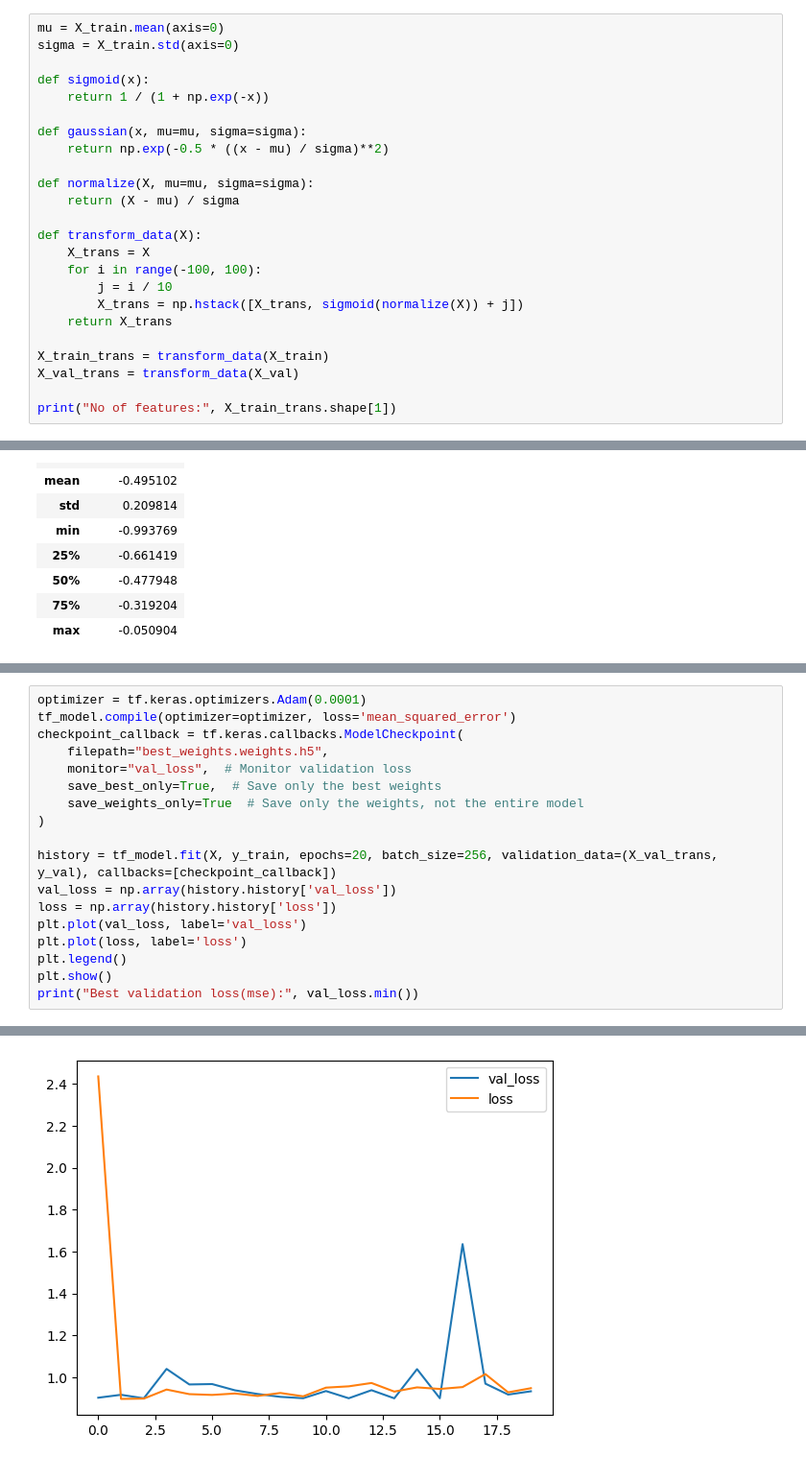
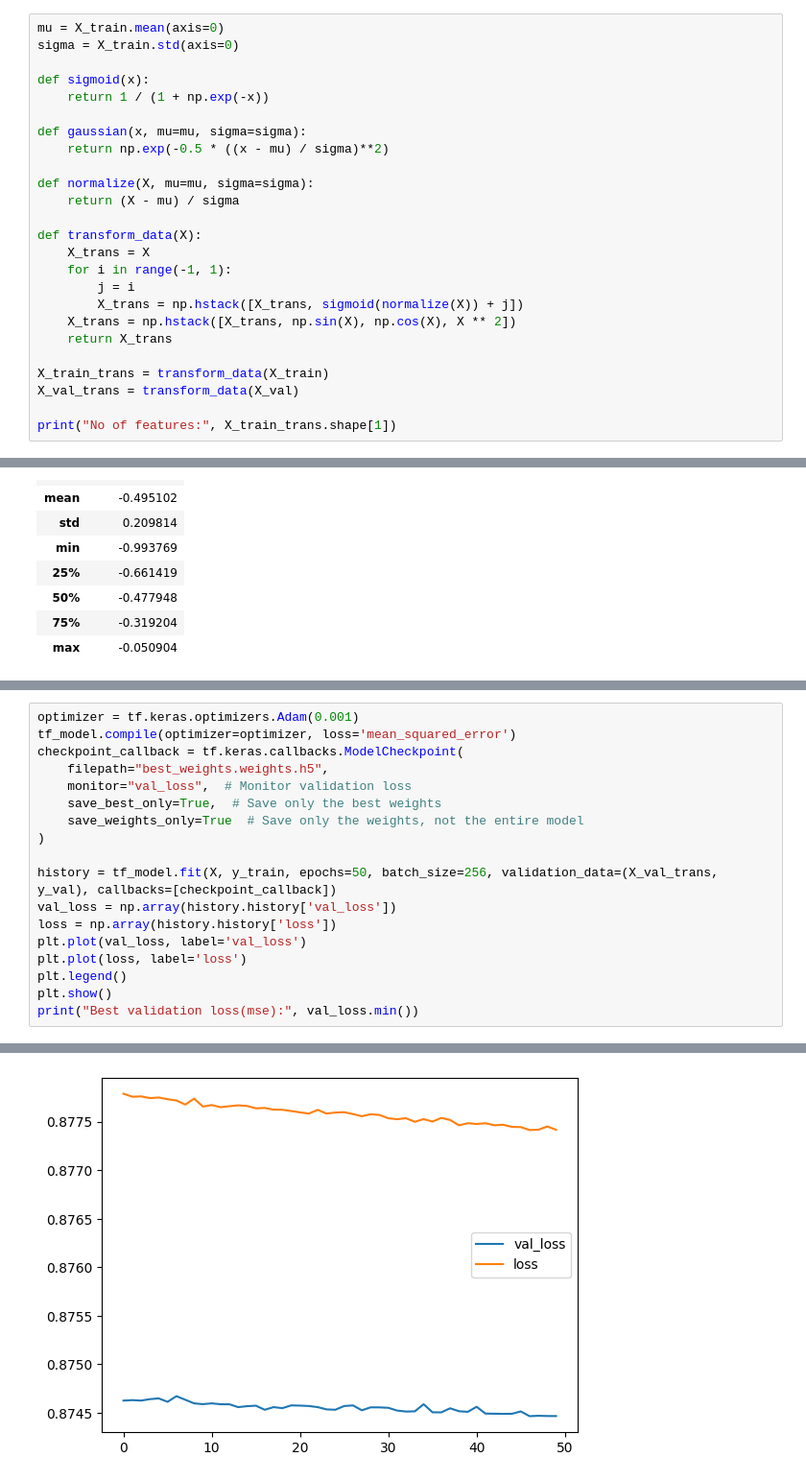
Before and after one commit to amaljoe/FML_assignment1, a Jupyter notebook: kaggle_comp2.ipynb, the cells around one changed output, grey strips where cells are left out. Shown at 96% size. Drawn from its saved outputs; the diff is of its cells as text.

```diff
--- a/kaggle_comp2.ipynb
+++ b/kaggle_comp2.ipynb
@@ -58,9 +57,10 @@ def normalize(X, mu=mu, sigma=sigma):
 
 def transform_data(X):
     X_trans = X
-    for i in range(-100, 100):
-        j = i / 10
+    for i in range(-1, 1):
+        j = i
         X_trans = np.hstack([X_trans, sigmoid(normalize(X)) + j])
+    X_trans = np.hstack([X_trans, np.sin(X), np.cos(X), X ** 2])
     return X_trans
 
 X_train_trans = transform_data(X_train)
@@ -107,6 +107,6 @@ Model: "sequential_4"
  Non-trainable params: 0 (0.00 B)
 # %%
-optimizer = tf.keras.optimizers.Adam(0.0001)
+optimizer = tf.keras.optimizers.Adam(0.001)
 tf_model.compile(optimizer=optimizer, loss='mean_squared_error')
 checkpoint_callback = tf.keras.callbacks.ModelCheckpoint(
     filepath="best_weights.weights.h5",
@@ -115,7 +115,7 @@ checkpoint_callback = tf.keras.callbacks.ModelCheckpoint(
     save_weights_only=True  # Save only the weights, not the entire model
 )
 
-history = tf_model.fit(X, y_train, epochs=20, batch_size=256, validation_data=(X_val_trans, y_val), callbacks=[checkpoint_callback])
+history = tf_model.fit(X, y_train, epochs=50, batch_size=256, validation_data=(X_val_trans, y_val), callbacks=[checkpoint_callback])
 val_loss = np.array(history.history['val_loss'])
 loss = np.array(history.history['loss'])
 plt.plot(val_loss, label='val_loss')
@@ -144 +144 @@ Epoch 20/20
-[figure, old version]
+[figure, new version]
```
Also changed, not shown: parts of 7 cells of this notebook, 3 other files.
